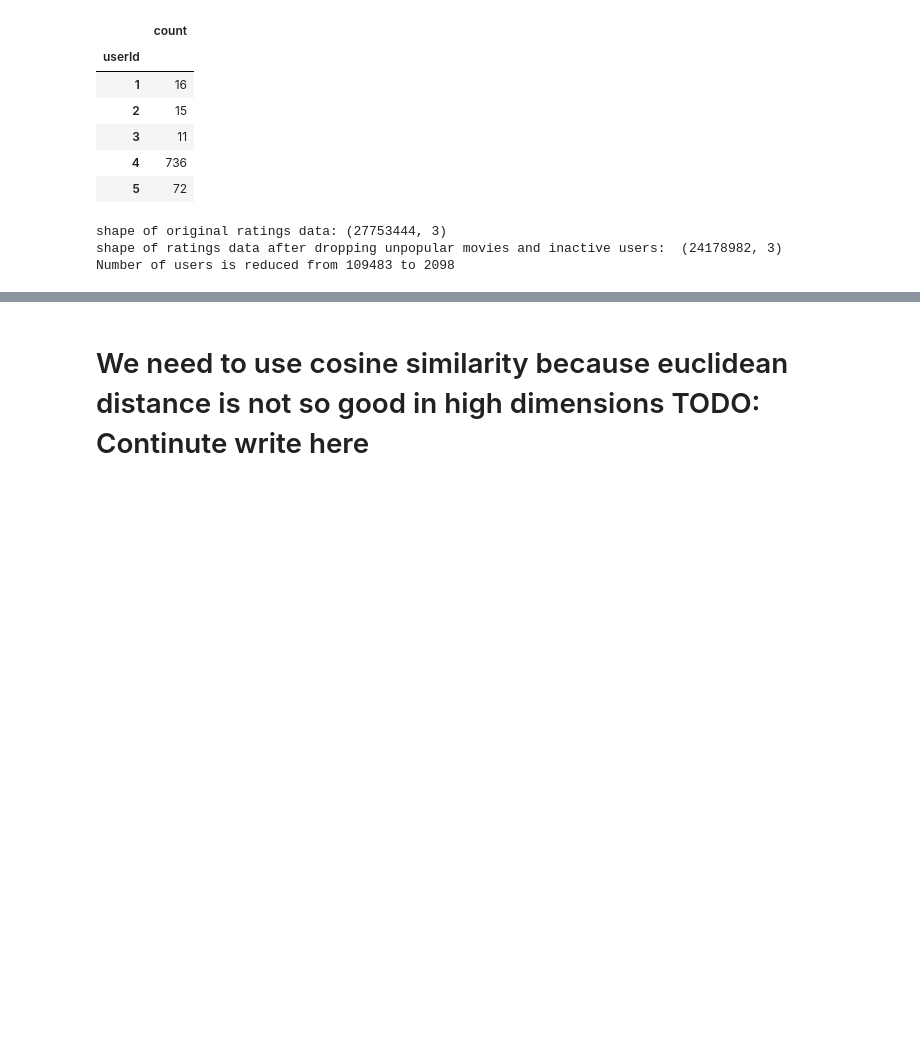
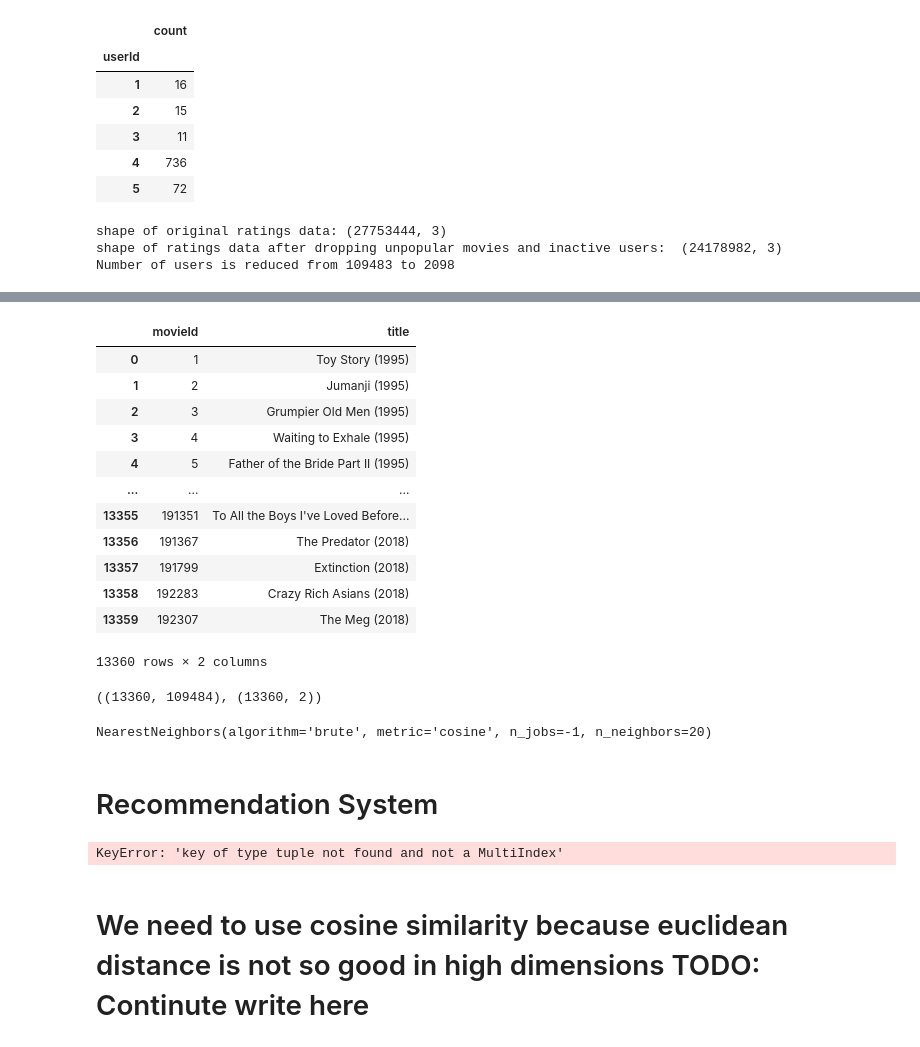
Before and after one commit to JoelOscarsson/Machine-Learning, a Jupyter notebook: Projects/Recommender-System.ipynb, the cells around one changed output, grey strips where cells are left out. Drawn from its saved outputs; the diff is of its cells as text; code cells hidden in the pictures; blank space fills up the shorter version.

```diff
--- a/Projects/Recommender-System.ipynb
+++ b/Projects/Recommender-System.ipynb
@@ -541,0 +502,37 @@ movies_users.head()
+# %%
+movies_reduced = df_movies.loc[df_movies['movieId'].isin(df_ratings_drop_users['movieId'])].reset_index(drop=True)
+movies_reduced
+# %% [output]
+|  | movieId | title |
+| 0 | 1 | Toy Story (1995) |
+| 1 | 2 | Jumanji (1995) |
+| 2 | 3 | Grumpier Old Men (1995) |
+| 3 | 4 | Waiting to Exhale (1995) |
+| 4 | 5 | Father of the Bride Part II (1995) |
+| ... | ... | ... |
+| 13355 | 191351 | To All the Boys I've Loved Before... |
+| 13356 | 191367 | The Predator (2018) |
+| 13357 | 191799 | Extinction (2018) |
+| 13358 | 192283 | Crazy Rich Asians (2018) |
+| 13359 | 192307 | The Meg (2018) |
+13360 rows × 2 columns
+# %%
+movies_users.shape, movies_reduced.shape
+
+# We can see that we have the same shape.
+# In movie_users we have columns: "userId", movieId, and every user
+# in movies_reduced we have columns: "movieId", "title", "genres"
+# %% [output]
+((13360, 109484), (13360, 2))
+# %%
+
+# n_jobs=-1 means that scikit-learn will use all available CPU cores to compute the nearest neighbors.
+# making it easier for the computation to be done faster
+model_knn = NearestNeighbors(metric='cosine', algorithm='brute', n_neighbors= 20, n_jobs=-1)
+
+# fitting the model
+model_knn.fit(mat_movies_users)
+# %% [output]
+NearestNeighbors(algorithm='brute', metric='cosine', n_jobs=-1, n_neighbors=20)
+# %% [markdown]
+# Recommendation System
@@ -542,2 +556,7 @@ movies_users.head()
+# %%
+movie_name = input(f"Please enter name of movie:")
+recommender(movie_name, 10)
+# %% [output]
+KeyError: 'key of type tuple not found and not a MultiIndex'
 # %% [markdown]
 # We need to use cosine similarity because euclidean distance is not so good in high dimensions TODO: Continute write here
```
Also changed, not shown: parts of 36 cells of this notebook, 1 other file.
